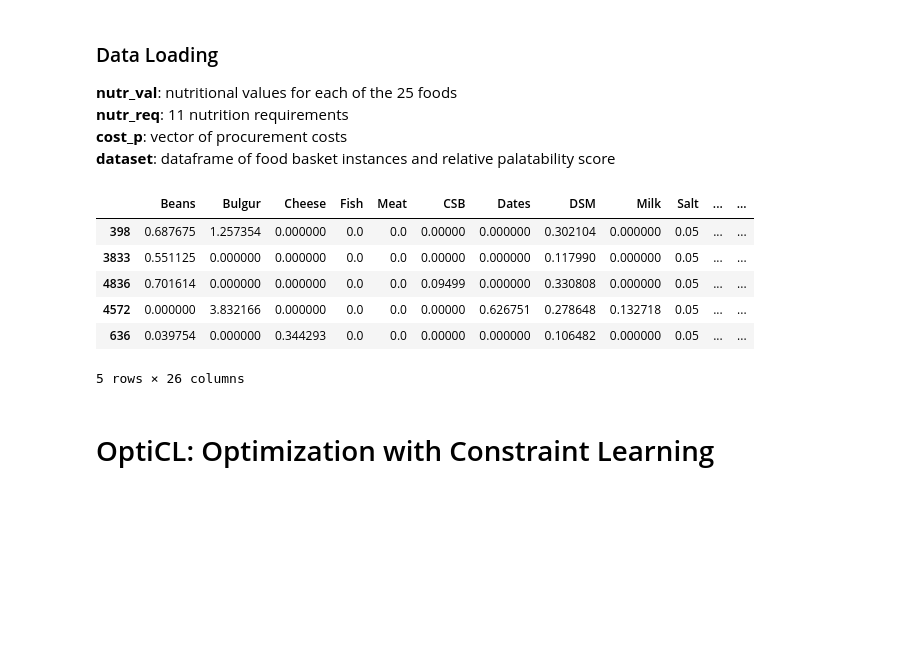
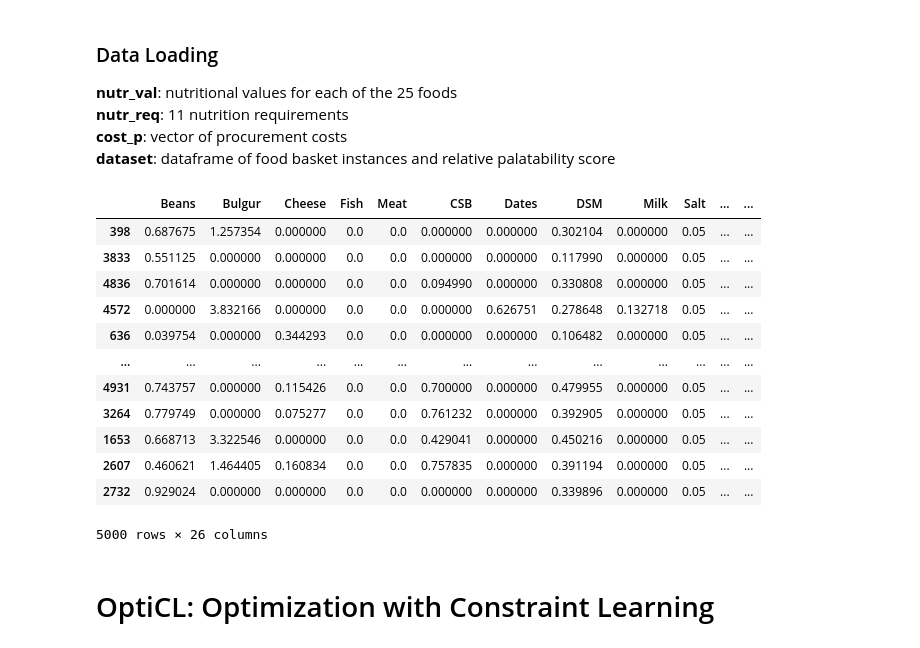
Before and after one commit to hwiberg/OptiCL, a Jupyter notebook: notebooks/WFP/The Palatable Diet Problem.ipynb, the cells around one changed output. Cells and saved outputs as stored; diff of their text form; code cells hidden in the pictures; blank space fills up the shorter version.

```diff
--- a/notebooks/WFP/The Palatable Diet Problem.ipynb
+++ b/notebooks/WFP/The Palatable Diet Problem.ipynb
@@ -41,19 +41,25 @@ np.random.seed(0)
 **cost_p**: vector of procurement costs
 **dataset**: dataframe of food basket instances and relative palatability score
 # %%
-nutr_val = pd.read_excel('processed-data/Syria_instance.xlsx', sheet_name='nutr_val', index_col='Food')
-nutr_req = pd.read_excel('processed-data/Syria_instance.xlsx', sheet_name='nutr_req', index_col='Type')
-cost_p = pd.read_excel('processed-data/Syria_instance.xlsx', sheet_name='FoodCost', index_col='Supplier').iloc[0,:]
+nutr_val = pd.read_excel('processed-data/Syria_instance.xlsx', sheet_name='nutr_val', index_col='Food', engine='openpyxl')
+nutr_req = pd.read_excel('processed-data/Syria_instance.xlsx', sheet_name='nutr_req', index_col='Type', engine='openpyxl')
+cost_p = pd.read_excel('processed-data/Syria_instance.xlsx', sheet_name='FoodCost', index_col='Supplier', engine='openpyxl').iloc[0,:]
 dataset = pd.read_csv('processed-data/WFP_dataset.csv').sample(frac=1)
-dataset.head()
+dataset
 # %% [output]
 |  | Beans | Bulgur | Cheese | Fish | Meat | CSB | Dates | DSM | Milk | Salt | ... | ... |
-| 398 | 0.687675 | 1.257354 | 0.000000 | 0.0 | 0.0 | 0.00000 | 0.000000 | 0.302104 | 0.000000 | 0.05 | ... | ... |
-| 3833 | 0.551125 | 0.000000 | 0.000000 | 0.0 | 0.0 | 0.00000 | 0.000000 | 0.117990 | 0.000000 | 0.05 | ... | ... |
-| 4836 | 0.701614 | 0.000000 | 0.000000 | 0.0 | 0.0 | 0.09499 | 0.000000 | 0.330808 | 0.000000 | 0.05 | ... | ... |
-| 4572 | 0.000000 | 3.832166 | 0.000000 | 0.0 | 0.0 | 0.00000 | 0.626751 | 0.278648 | 0.132718 | 0.05 | ... | ... |
-| 636 | 0.039754 | 0.000000 | 0.344293 | 0.0 | 0.0 | 0.00000 | 0.000000 | 0.106482 | 0.000000 | 0.05 | ... | ... |
+| 398 | 0.687675 | 1.257354 | 0.000000 | 0.0 | 0.0 | 0.000000 | 0.000000 | 0.302104 | 0.000000 | 0.05 | ... | ... |
+| 3833 | 0.551125 | 0.000000 | 0.000000 | 0.0 | 0.0 | 0.000000 | 0.000000 | 0.117990 | 0.000000 | 0.05 | ... | ... |
+| 4836 | 0.701614 | 0.000000 | 0.000000 | 0.0 | 0.0 | 0.094990 | 0.000000 | 0.330808 | 0.000000 | 0.05 | ... | ... |
+| 4572 | 0.000000 | 3.832166 | 0.000000 | 0.0 | 0.0 | 0.000000 | 0.626751 | 0.278648 | 0.132718 | 0.05 | ... | ... |
+| 636 | 0.039754 | 0.000000 | 0.344293 | 0.0 | 0.0 | 0.000000 | 0.000000 | 0.106482 | 0.000000 | 0.05 | ... | ... |
+| ... | ... | ... | ... | ... | ... | ... | ... | ... | ... | ... | ... | ... |
+| 4931 | 0.743757 | 0.000000 | 0.115426 | 0.0 | 0.0 | 0.700000 | 0.000000 | 0.479955 | 0.000000 | 0.05 | ... | ... |
+| 3264 | 0.779749 | 0.000000 | 0.075277 | 0.0 | 0.0 | 0.761232 | 0.000000 | 0.392905 | 0.000000 | 0.05 | ... | ... |
+| 1653 | 0.668713 | 3.322546 | 0.000000 | 0.0 | 0.0 | 0.429041 | 0.000000 | 0.450216 | 0.000000 | 0.05 | ... | ... |
+| 2607 | 0.460621 | 1.464405 | 0.160834 | 0.0 | 0.0 | 0.757835 | 0.000000 | 0.391194 | 0.000000 | 0.05 | ... | ... |
+| 2732 | 0.929024 | 0.000000 | 0.000000 | 0.0 | 0.0 | 0.000000 | 0.000000 | 0.339896 | 0.000000 | 0.05 | ... | ... |
-5 rows × 26 columns
+5000 rows × 26 columns
 # %% [markdown]
 # OptiCL: Optimization with Constraint Learning
 # %% [markdown]
```
Also changed, not shown: parts of 9 cells of this notebook.
